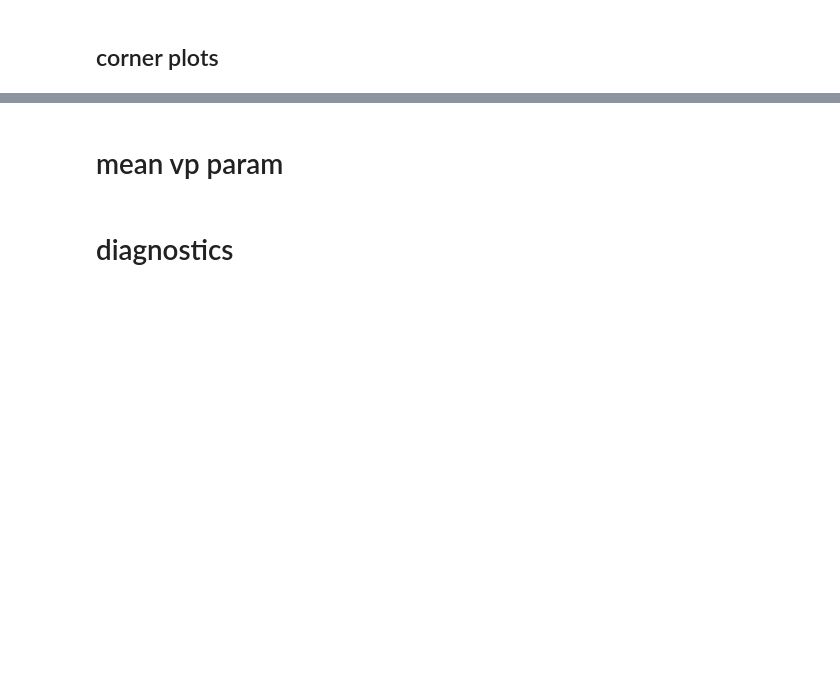
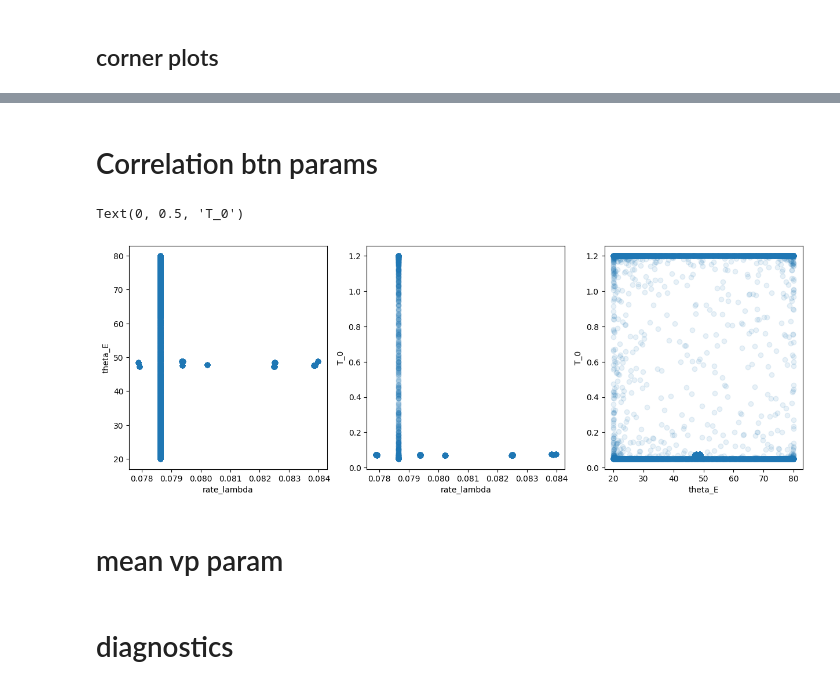
Before and after one commit to rakaar/ddm_data, a Jupyter notebook: vbmc_fit/vbmc_only_tied.ipynb, the cells around one changed output, grey strips where cells are left out. Cells and saved outputs as stored; diff of their text form; code cells hidden in the pictures; blank space fills up the shorter version.

```diff
--- a/vbmc_fit/vbmc_only_tied.ipynb
+++ b/vbmc_fit/vbmc_only_tied.ipynb
@@ -113,15 +125,27 @@ def tied_loglike_fn(params):
 # %% [markdown]
 ## Bounds
 # %%
+# Bounds that are not working
+
+# rate_lambda_bounds = [0.01, 0.2]
+# T_0_bounds = [0.1, 0.8] #  ms
+# theta_E_bounds = [35, 65]
+# t_non_decision_bounds = [60, 90] # ms
+
+# rate_lambda_plausible_bounds =  [0.05, 0.09]
+# T_0_plausible_bounds = [0.15, 0.5] #  ms
+# theta_E_plausible_bounds = [40, 55]
+# t_non_decision_plausible_bounds = [70, 80] # ms
+
 rate_lambda_bounds = [0.01, 0.2]
-T_0_bounds = [0.1, 0.8] #  ms
-theta_E_bounds = [35, 65]
-t_non_decision_bounds = [60, 90] # ms
+T_0_bounds = [0.05, 1.2]
+theta_E_bounds = [20, 80]
+t_non_decision_bounds = [40, 100]
 
-rate_lambda_plausible_bounds =  [0.05, 0.09]
-T_0_plausible_bounds = [0.15, 0.5] #  ms
-theta_E_plausible_bounds = [40, 55]
-t_non_decision_plausible_bounds = [70, 80] # ms
+rate_lambda_plausible_bounds =  [0.07, 0.15]
+T_0_plausible_bounds = [0.2, 0.9]
+theta_E_plausible_bounds = [40, 60]
+t_non_decision_plausible_bounds = [55, 90]
 # %% [markdown]
 ## prior
 # %%
@@ -180,7 +204,7 @@ t_non_decision_0 = np.random.uniform(t_non_decision_plausible_bounds[0], t_non_d
 
 x0 = np.array([rate_lambda_0, theta_E_0, T_0_0, t_non_decision_0])
 
-vbmc = VBMC(tied_joint_fn, x0, lb, ub, plb, pub, options={'display': 'off'})
+vbmc = VBMC(tied_joint_fn, x0, lb, ub, plb, pub, options={'display': 'on', 'max_fun_evals': 1000})
 vp, results = vbmc.optimize()
 # %% [output]
 Reshaping x0 to row vector.
@@ -216,3 +289,24 @@ Too few points to create valid contours
+# %% [markdown]
+# Correlation btn params
+# %%
+plt.figure(figsize=(15,5))
+plt.subplot(1,3,1)
+plt.plot(vp_samples[:, 0], vp_samples[:, 1], 'o', alpha=0.1)
+plt.xlabel('rate_lambda')
+plt.ylabel('theta_E')
+
+plt.subplot(1,3,2)
+plt.plot(vp_samples[:, 0], vp_samples[:, 2], 'o', alpha=0.1)
+plt.xlabel('rate_lambda')
+plt.ylabel('T_0')
+
+plt.subplot(1,3,3)
+plt.plot(vp_samples[:, 1], vp_samples[:, 2], 'o', alpha=0.1)
+plt.xlabel('theta_E')
+plt.ylabel('T_0')
+# %% [output]
+Text(0, 0.5, 'T_0')
+[figure, added]
 # %% [markdown]
 # mean vp param
 # %%
```
Also changed, not shown: parts of 8 cells of this notebook, 7 other files.
